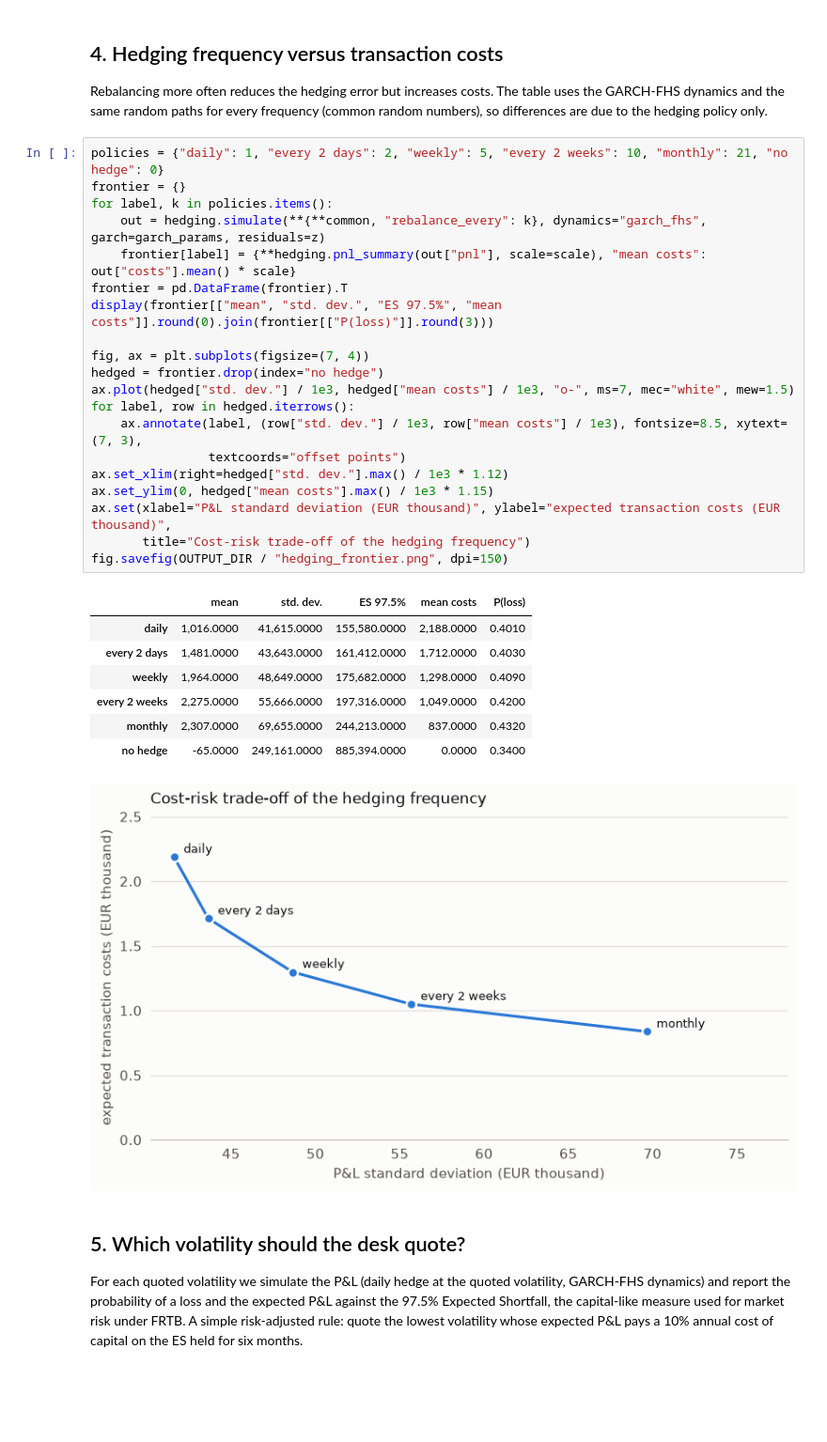
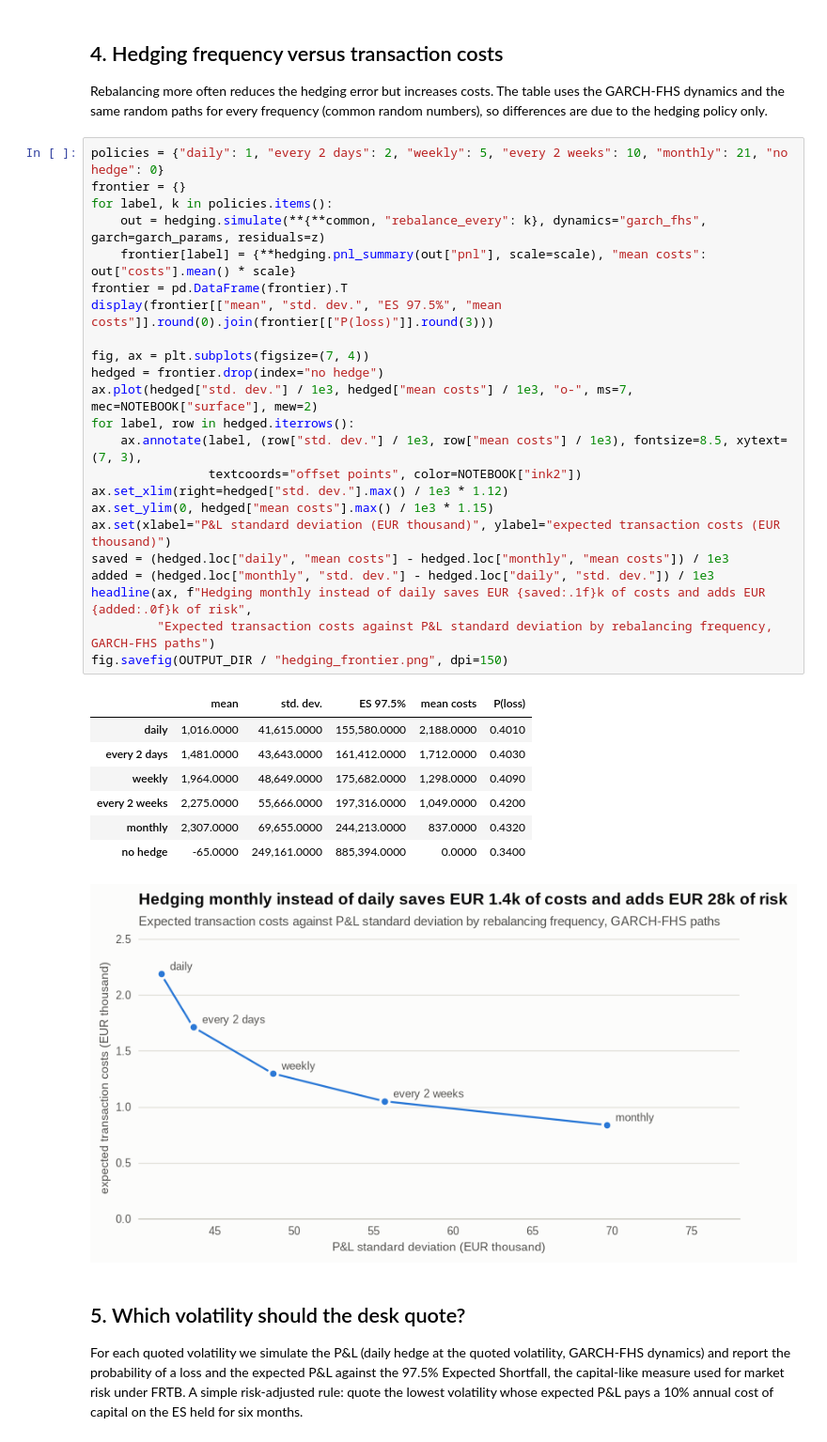
Before and after one commit to paolo993788/Quantitative-finance, a Jupyter notebook: notebooks/case_studies/fx_option_desk_hedging.ipynb, the cells around one changed output. Shown at 94% size. Saved outputs shown, nothing was run; the diff lists cells and outputs as text; blank space fills up the shorter version.

```diff
--- a/notebooks/case_studies/fx_option_desk_hedging.ipynb
+++ b/notebooks/case_studies/fx_option_desk_hedging.ipynb
@@ -200,32 +203,35 @@ every frequency (common random numbers), so differences are due to the hedging p
 # %%
 policies = {"daily": 1, "every 2 days": 2, "weekly": 5, "every 2 weeks": 10, "monthly": 21, "no hedge": 0}
 frontier = {}
 for label, k in policies.items():
     out = hedging.simulate(**{**common, "rebalance_every": k}, dynamics="garch_fhs", garch=garch_params, residuals=z)
     frontier[label] = {**hedging.pnl_summary(out["pnl"], scale=scale), "mean costs": out["costs"].mean() * scale}
 frontier = pd.DataFrame(frontier).T
 display(frontier[["mean", "std. dev.", "ES 97.5%", "mean costs"]].round(0).join(frontier[["P(loss)"]].round(3)))
 
 fig, ax = plt.subplots(figsize=(7, 4))
 hedged = frontier.drop(index="no hedge")
-ax.plot(hedged["std. dev."] / 1e3, hedged["mean costs"] / 1e3, "o-", ms=7, mec="white", mew=1.5)
+ax.plot(hedged["std. dev."] / 1e3, hedged["mean costs"] / 1e3, "o-", ms=7, mec=NOTEBOOK["surface"], mew=2)
 for label, row in hedged.iterrows():
     ax.annotate(label, (row["std. dev."] / 1e3, row["mean costs"] / 1e3), fontsize=8.5, xytext=(7, 3),
-                textcoords="offset points")
+                textcoords="offset points", color=NOTEBOOK["ink2"])
 ax.set_xlim(right=hedged["std. dev."].max() / 1e3 * 1.12)
 ax.set_ylim(0, hedged["mean costs"].max() / 1e3 * 1.15)
-ax.set(xlabel="P&L standard deviation (EUR thousand)", ylabel="expected transaction costs (EUR thousand)",
-       title="Cost-risk trade-off of the hedging frequency")
+ax.set(xlabel="P&L standard deviation (EUR thousand)", ylabel="expected transaction costs (EUR thousand)")
+saved = (hedged.loc["daily", "mean costs"] - hedged.loc["monthly", "mean costs"]) / 1e3
+added = (hedged.loc["monthly", "std. dev."] - hedged.loc["daily", "std. dev."]) / 1e3
+headline(ax, f"Hedging monthly instead of daily saves EUR {saved:.1f}k of costs and adds EUR {added:.0f}k of risk",
+         "Expected transaction costs against P&L standard deviation by rebalancing frequency, GARCH-FHS paths")
 fig.savefig(OUTPUT_DIR / "hedging_frontier.png", dpi=150)
 # %% [output]
 |  | mean | std. dev. | ES 97.5% | mean costs | P(loss) |
 | daily | 1,016.0000 | 41,615.0000 | 155,580.0000 | 2,188.0000 | 0.4010 |
 | every 2 days | 1,481.0000 | 43,643.0000 | 161,412.0000 | 1,712.0000 | 0.4030 |
 | weekly | 1,964.0000 | 48,649.0000 | 175,682.0000 | 1,298.0000 | 0.4090 |
 | every 2 weeks | 2,275.0000 | 55,666.0000 | 197,316.0000 | 1,049.0000 | 0.4200 |
 | monthly | 2,307.0000 | 69,655.0000 | 244,213.0000 | 837.0000 | 0.4320 |
 | no hedge | -65.0000 | 249,161.0000 | 885,394.0000 | 0.0000 | 0.3400 |
-[figure, old version]
+[figure, new version]
 # %% [markdown]
 ## 5. Which volatility should the desk quote?
 
```
Also changed, not shown: parts of 3 cells of this notebook, 3 other files.
